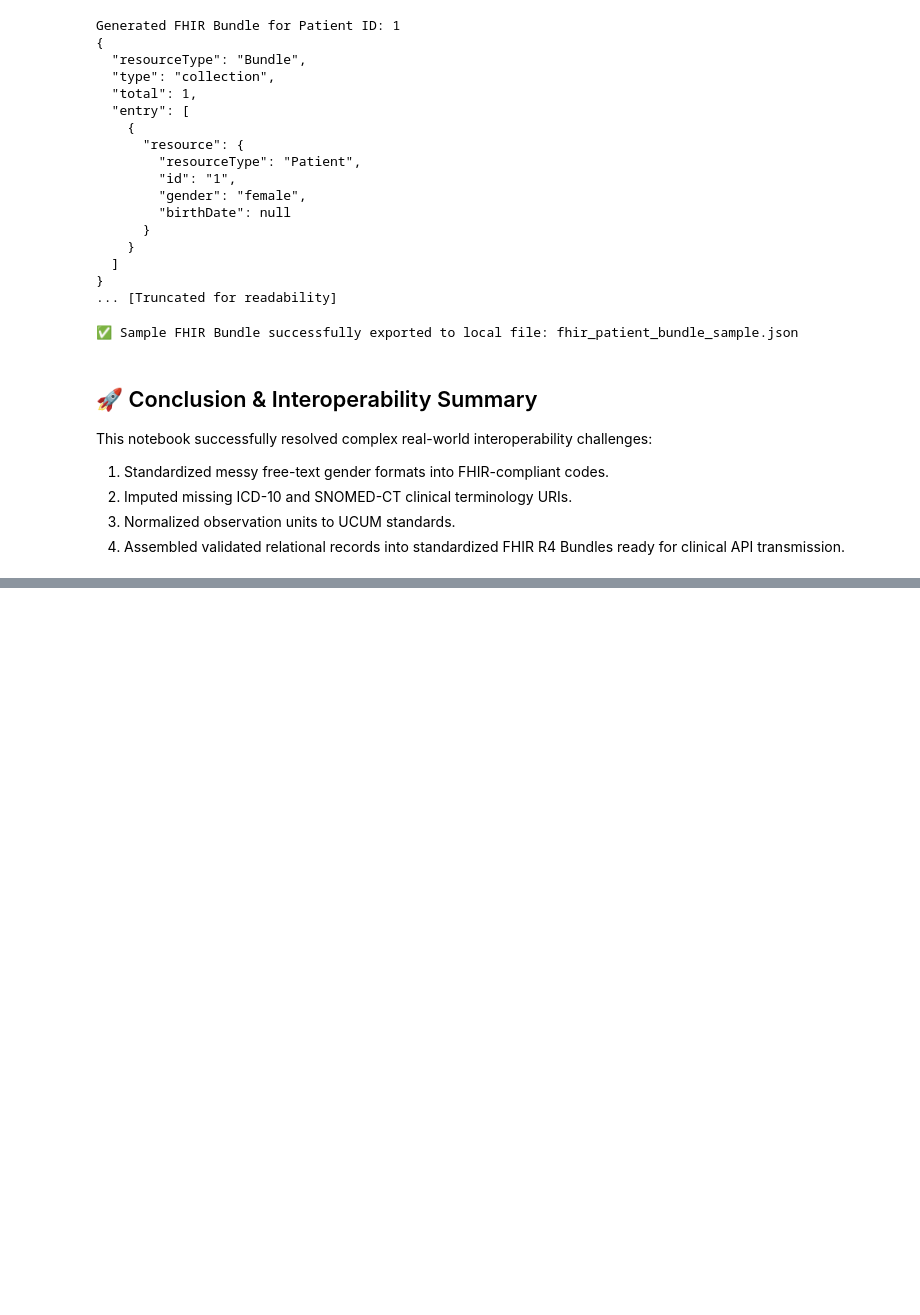
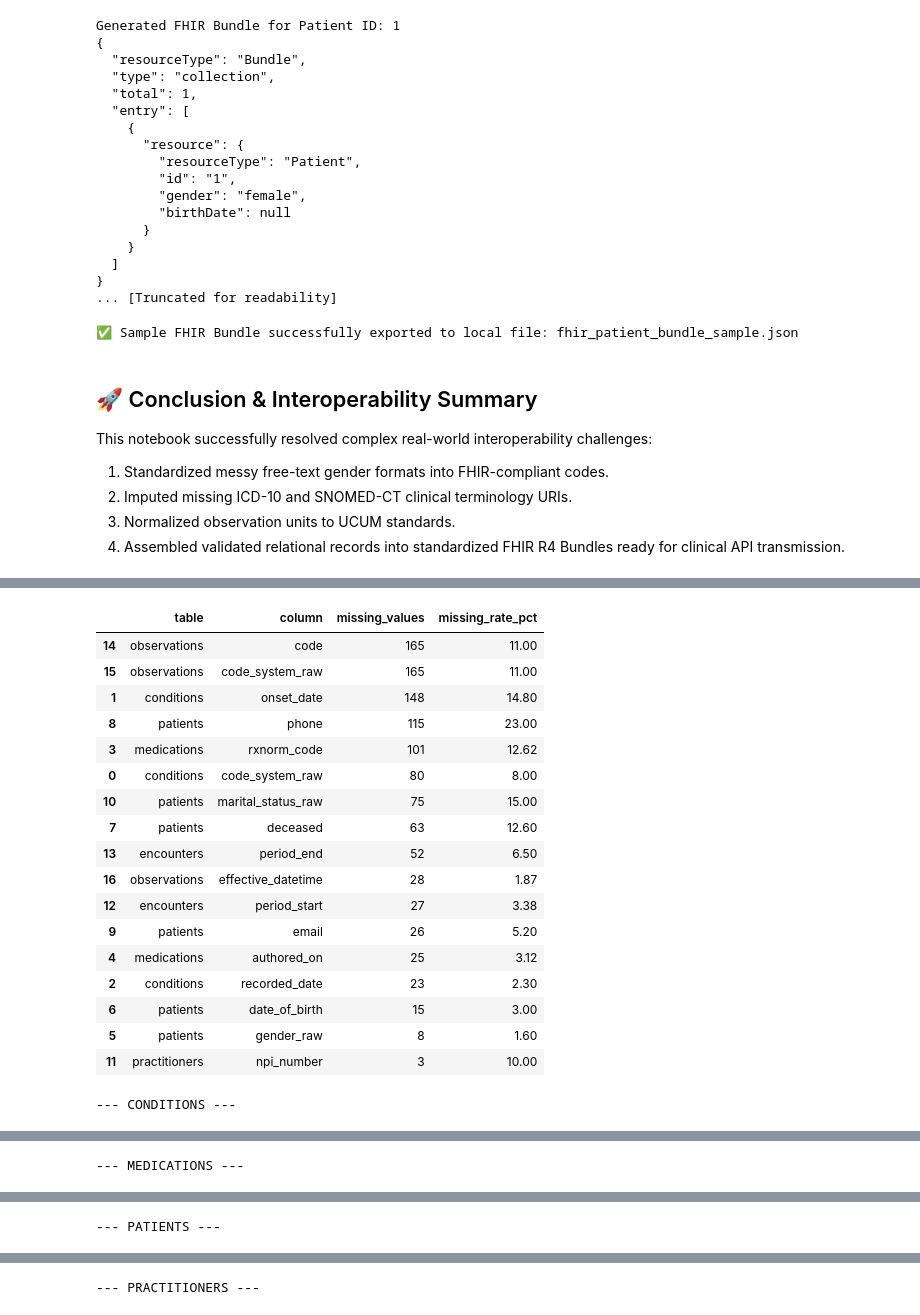
Before and after one commit to mannyokeke-154r33/FHIR-Hospital_Converter-, a Jupyter notebook: hospital-data-converter.ipynb, the cells around one changed output, grey strips where cells are left out. Drawn from its saved outputs; the diff is of its cells as text; code cells hidden in the pictures; blank space fills up the shorter version.

```diff
--- a/hospital-data-converter.ipynb
+++ b/hospital-data-converter.ipynb
@@ -62,0 +128,4 @@ File [observations]: ✅ Found -> /kaggle/input/datasets/nudratabbas/fhir-conver
+# %%
+for table_name, dataframe in tables.items():
+    print(f"\n--- {table_name.upper()} SAMPLE ---")
+    display(dataframe.head(3))
@@ -836,0 +1000,15 @@ This notebook successfully resolved complex real-world interoperability challeng
+# %%
+inventory = []
+
+for table_name, dataframe in tables.items():
+    inventory.append({
+        "table": table_name,
+        "rows": len(dataframe),
+        "columns": len(dataframe.columns),
+        "missing_values": int(dataframe.isna().sum().sum()),
+        "duplicate_rows": int(dataframe.duplicated().sum())
+    })
+
+inventory_df = pd.DataFrame(inventory)
+
+display(inventory_df)
@@ -836,0 +1060,58 @@ This notebook successfully resolved complex real-world interoperability challeng
+# %%
+missing_by_column = []
+
+for table_name, dataframe in tables.items():
+    for column_name in dataframe.columns:
+        missing_count = int(dataframe[column_name].isna().sum())
+
+        if missing_count > 0:
+            missing_by_column.append({
+                "table": table_name,
+                "column": column_name,
+                "missing_values": missing_count,
+                "missing_rate_pct": round(
+                    missing_count / len(dataframe) * 100,
+                    2
+                )
+            })
+
+missing_columns_df = pd.DataFrame(missing_by_column)
+
+display(
+    missing_columns_df.sort_values(
+        "missing_values",
+        ascending=False
+    )
+)
+
+for table_name in missing_columns_df["table"].unique():
+    print(f"\n--- {table_name.upper()} ---")
+
+    display(
+        missing_columns_df[
+            missing_columns_df["table"] == table_name
+        ].sort_values(
+            "missing_values",
+            ascending=False
+        )
+    )
+# %% [output]
+|  | table | column | missing_values | missing_rate_pct |
+| 14 | observations | code | 165 | 11.00 |
+| 15 | observations | code_system_raw | 165 | 11.00 |
+| 1 | conditions | onset_date | 148 | 14.80 |
+| 8 | patients | phone | 115 | 23.00 |
+| 3 | medications | rxnorm_code | 101 | 12.62 |
+| 0 | conditions | code_system_raw | 80 | 8.00 |
+| 10 | patients | marital_status_raw | 75 | 15.00 |
+| 7 | patients | deceased | 63 | 12.60 |
+| 13 | encounters | period_end | 52 | 6.50 |
+| 16 | observations | effective_datetime | 28 | 1.87 |
+| 12 | encounters | period_start | 27 | 3.38 |
+| 9 | patients | email | 26 | 5.20 |
+| 4 | medications | authored_on | 25 | 3.12 |
+| 2 | conditions | recorded_date | 23 | 2.30 |
+| 6 | patients | date_of_birth | 15 | 3.00 |
+| 5 | patients | gender_raw | 8 | 1.60 |
+| 11 | practitioners | npi_number | 3 | 10.00 |
+--- CONDITIONS ---
@@ -836,0 +1122 @@ This notebook successfully resolved complex real-world interoperability challeng
+--- MEDICATIONS ---
@@ -836,0 +1126 @@ This notebook successfully resolved complex real-world interoperability challeng
+--- PATIENTS ---
@@ -836,0 +1134 @@ This notebook successfully resolved complex real-world interoperability challeng
+--- PRACTITIONERS ---
```
Also changed, not shown: parts of 36 cells of this notebook.
